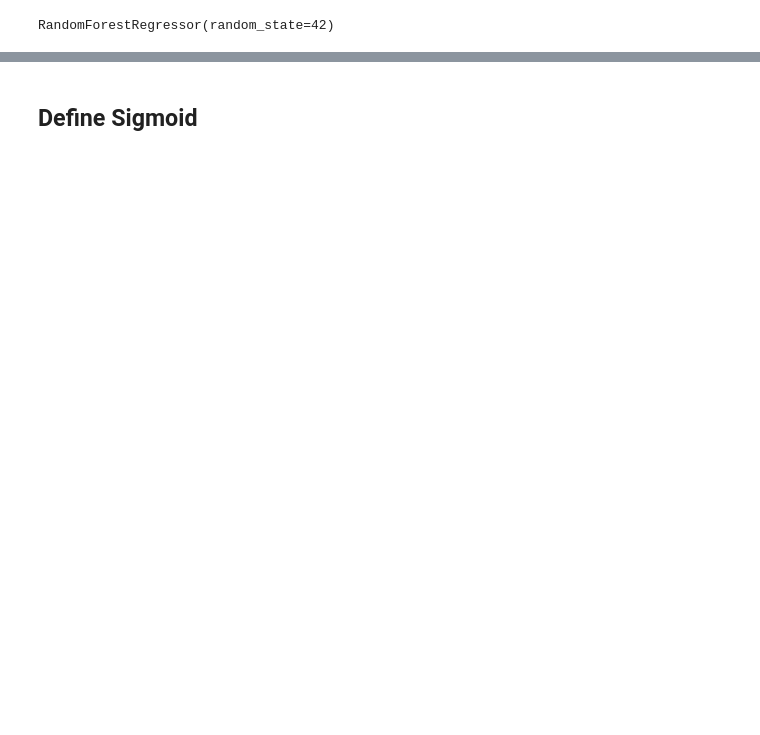
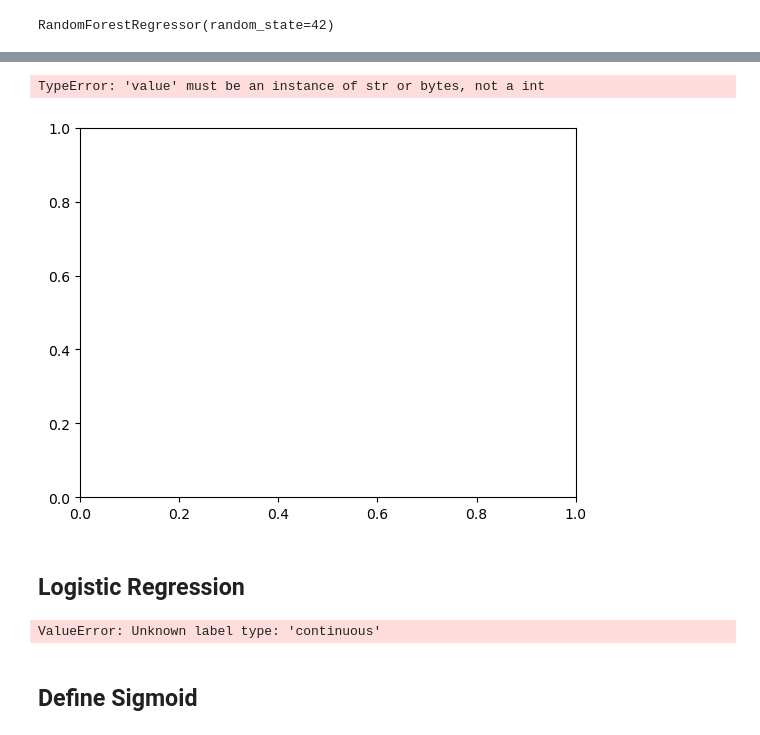
Before and after one commit to jabadvm6/Mercari-Price-Prediction-Project, a Jupyter notebook: 3. Random Forest.ipynb, the cells around one changed output, grey strips where cells are left out. Cells and saved outputs as stored; diff of their text form; code cells hidden in the pictures; blank space fills up the shorter version.

```diff
--- a/3. Random Forest.ipynb
+++ b/3. Random Forest.ipynb
@@ -302,0 +320,16 @@ X_train, X_test, y_train, y_test = train_test_split(X,y, test_size=0.25, random_
+# %%
+param_grid = {'n_estimators': [100, 200, 300],
+              'max_depth': [10,20,40]}
+rfr = RandomForestRegressor(max_features= 'sqrt',n_estimators=50)
+
+grid = GridSearchCV(rfr, param_grid, refit = True, verbose = 3,n_jobs=-1)
+
+# fitting the model for grid search
+grid.fit(X_train, y_train)
+
+# print best parameter after tuning
+print(grid.best_params_)
+grid_predictions = grid.predict(X_test)
+
+# print classification report
+print(classification_report(y_test, grid_predictions))
@@ -302,0 +344,10 @@ X_train, X_test, y_train, y_test = train_test_split(X,y, test_size=0.25, random_
+# %%
+hist_params = {"model__learning_rate" : [0.1, 0.15, 0.2, 0.25],
+               "model__max_iter": [215, 220, 225, 230, 245],
+               "model__min_samples_leaf": [1, 3, 5],
+               "model__max_leaf_nodes" : [29, 31, 33, 35],
+               "model__max_depth" : [17, 19, 21, 23, 25]}
+# %%
+hist = HistGradientBoostingRegressor(hist_params, random_state = 42, verbose = 2)
+# %%
+hist.fit(X_train,y_train)
@@ -326,0 +402,7 @@ ValueError: continuous is not supported
+# %%
+plt.barh(feature_names, rf.feature_importances_)
+# %% [output]
+TypeError: 'value' must be an instance of str or bytes, not a int
+[figure, added]
+# %% [markdown]
+## Logistic Regression
@@ -327,3 +413,7 @@ ValueError: continuous is not supported
+# %%
+lr.fit(X_train, y_train)
+# %% [output]
+ValueError: Unknown label type: 'continuous'
 # %% [markdown]
  ## Define Sigmoid
 # %%
```
Also changed, not shown: parts of 23 cells of this notebook, 4 other files.
